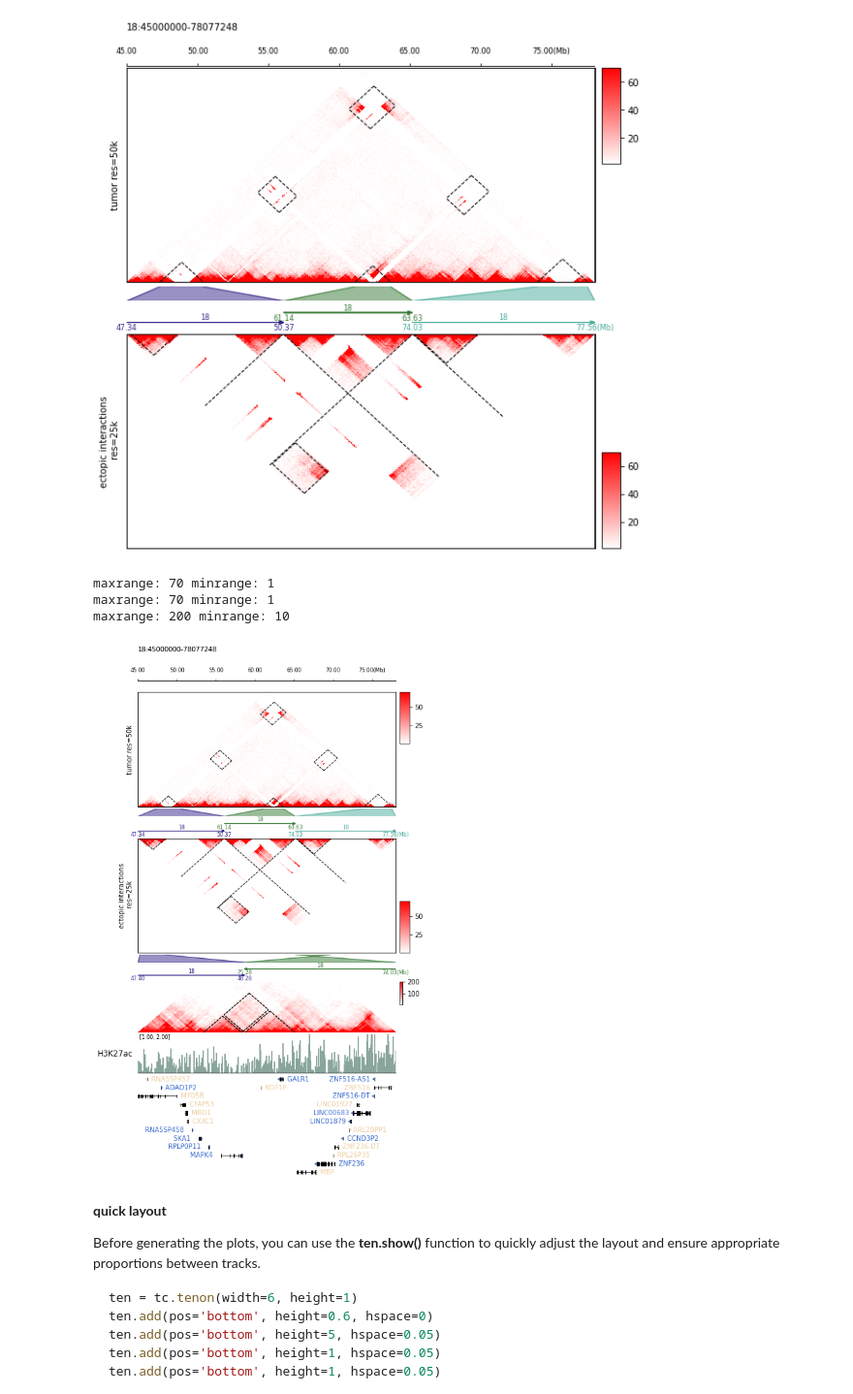
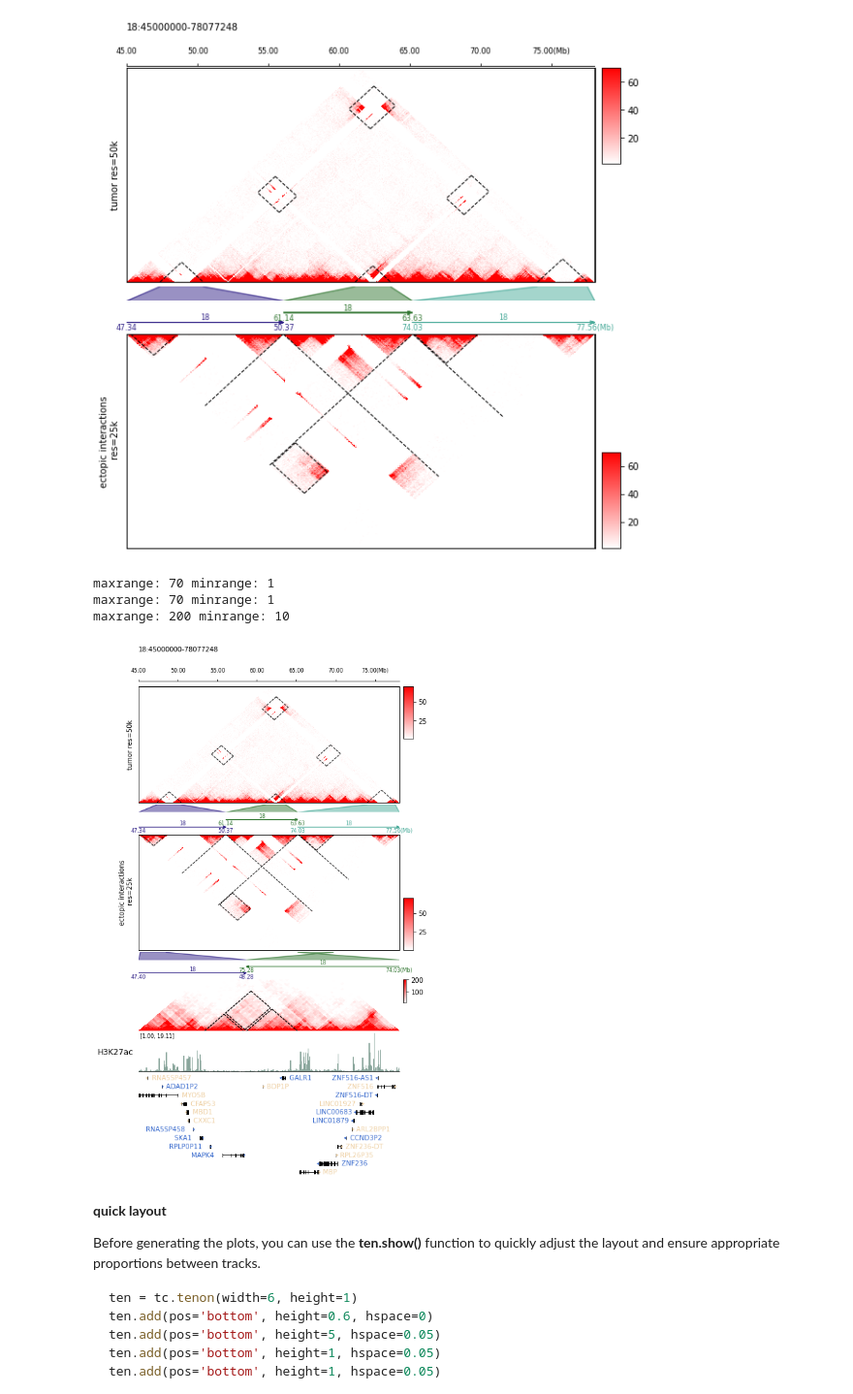
Before and after one commit to seqyuan/trackc, a Jupyter notebook: docs/examples/rearranged_interactions.ipynb, the cells around one changed output. Shown at 97% size. Drawn from its saved outputs; the diff is of its cells as text; code cells hidden in the pictures.

```diff
--- a/docs/examples/rearranged_interactions.ipynb
+++ b/docs/examples/rearranged_interactions.ipynb
@@ -150,7 +155,7 @@ fig, axs = tc.make_spec(figsize=(7, 13.5),
                         height_ratios=[4.5, 0.3, 0.7, 4.5, 0.3, 0.6, 2, 1.5, 4],
                         hspace=0.04)
 
-tc.pl.scale_track(axs[0], region=full_regions, scale_adjust='Mb', tick_pos='top', ratio2ax=0.3)
+tc.pl.scale_track(axs[0], region=full_regions, scale_adjust='Mb', tick_pos='top', ratio2ax=0.3, space=0.05)
 tc.pl.mapC(mat=tumor.cmat, ax=axs[0], map_type='tri',
            maxrange=70, minrange=1,
            symmetric=False, label='tumor res=50k')
@@ -185,36 +190,36 @@ tc.pl.mapC(mat=tumor_zoom.cmat, ax=axs[6], map_type='triangle',
                maxrange=200, minrange=10, symmetric=False, label='tumor res=25k', ax_on=False, height=40)
 
 
 tc.pl.mapc_markline(row_regions=tumor_zoom.row_regions,
                         map_type="triangle",
                         mark_regions=neo_domain_regions,
                         binsize=25000,
                         ax=axs[6],
                         map_order=0, symmetric=False, show_regions_edge=False)
 
 tc.pl.mapc_markline(row_regions=tumor_zoom.row_regions,
                         map_type="triangle",
                         mark_regions=neo_domain_regions,
                         binsize=25000,
                         ax=axs[6],
                         map_order=0, symmetric=False, show_regions_edge=False)
 
 tc.pl.bw_track(H3K27ac,
                ax=axs[7],
-               regions=neo_domain_regions,
+               regions=zoom_regions,
                label='H3K27ac', binsize=2000,
-               color='#8AA69C', maxrange=2)
+               color='#8AA69C')
 
 tc.pl.gene_track(ax=axs[8], bed12=gene_bed12,
                regions=zoom_regions,
                line=12,
                gene_fontszie=10
                )
 # %% [output]
 maxrange: 70 minrange: 1
 maxrange: 70 minrange: 1
 maxrange: 200 minrange: 10
-[figure, old version]
+[figure, new version]
 # %% [markdown]
 **quick layout**
 
```
Also changed, not shown: parts of 3 cells of this notebook, 36 other files.
